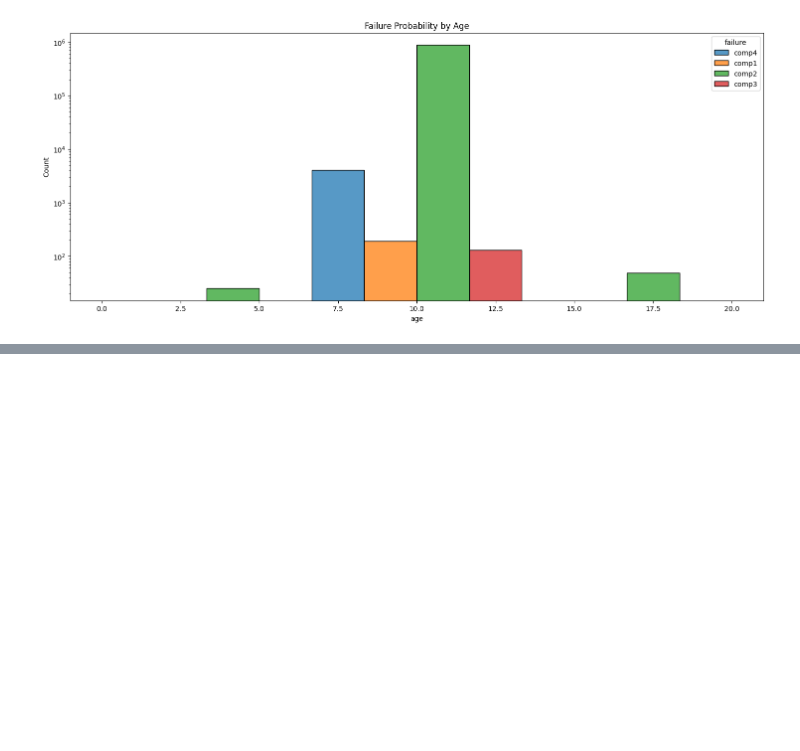
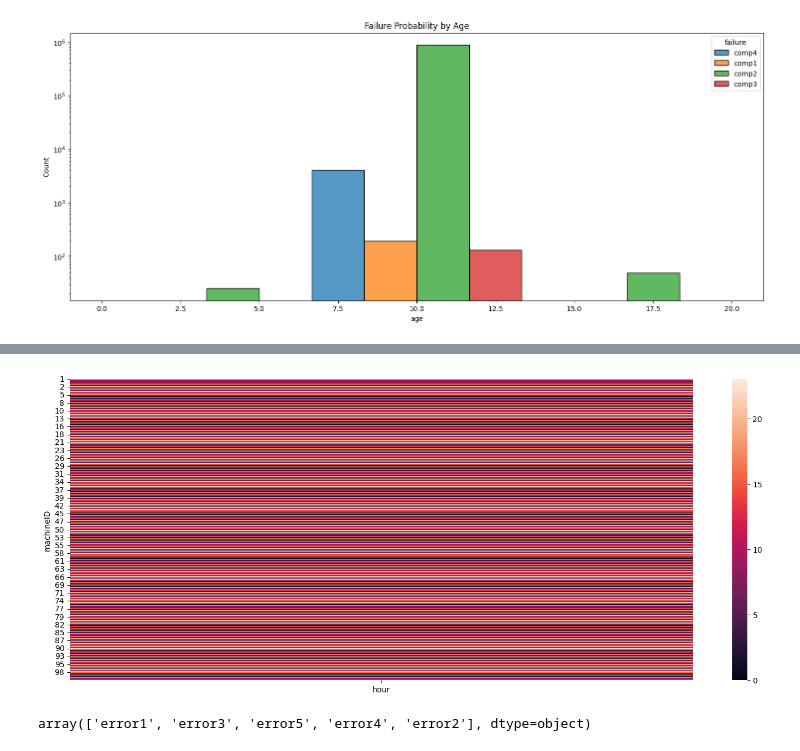
Before and after one commit to Brian342/RedBull_SensorSync, a Jupyter notebook: SensorSync.ipynb, the cells around one changed output, grey strips where cells are left out. Drawn from its saved outputs; the diff is of its cells as text; code cells hidden in the pictures; blank space fills up the shorter version.

```diff
--- a/SensorSync.ipynb
+++ b/SensorSync.ipynb
@@ -410,0 +400,12 @@ combine_copy[['age', 'failure']].unique
+# %%
+# ploting the Heatmap chart
+columns = ['hour', 'month', 'errorID']
+plt.subplots(figsize=(18,7))
+sns.heatmap(data=combine_copy[['hour']])
+plt.show()
+# %% [output]
+[figure, added]
+# %%
+combine_copy.errorID.unique()
+# %% [output]
+array(['error1', 'error3', 'error5', 'error4', 'error2'], dtype=object)
```
Also changed, not shown: parts of 6 cells of this notebook.
